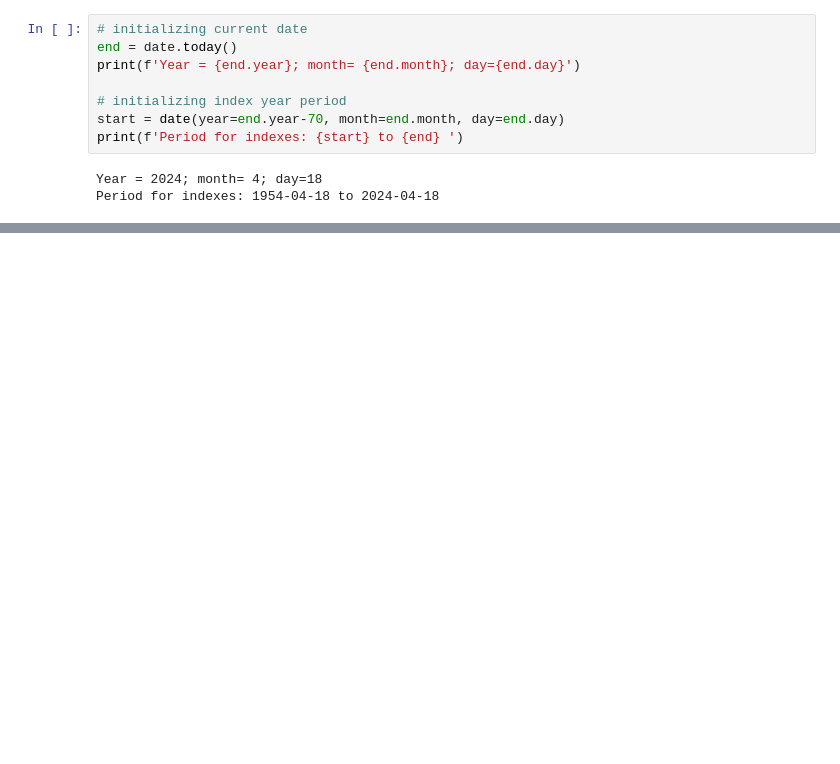
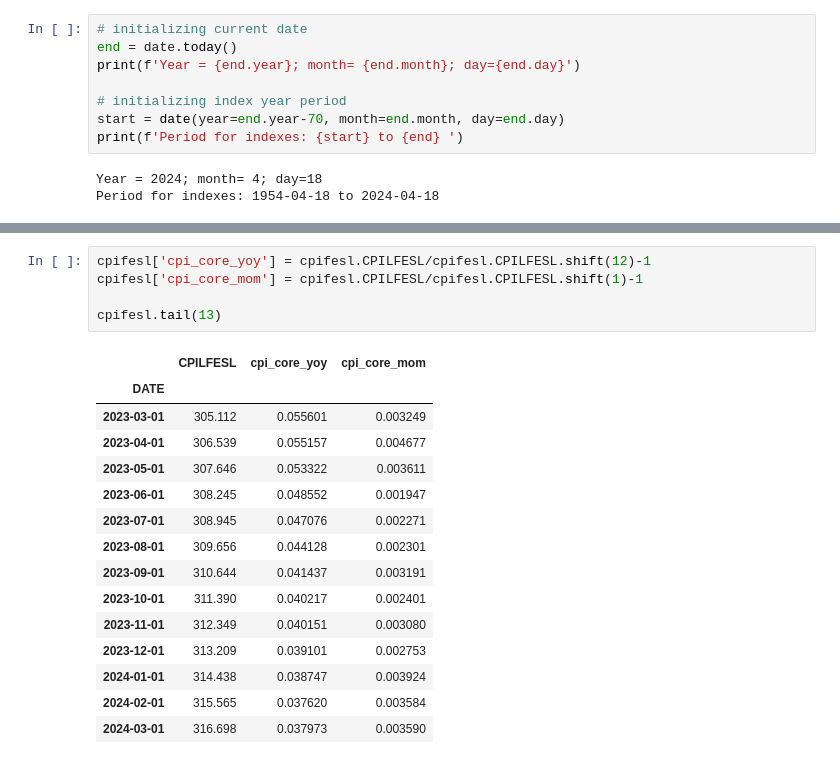
Before and after one commit to meoflaxz/stock-market-analytics-zoomcamp, a Jupyter notebook: week1-intro-data-sources/module1-intro-data-sources.ipynb, the cells around one changed output, grey strips where cells are left out. Cells and saved outputs as stored; diff of their text form; blank space fills up the shorter version.

```diff
--- a/week1-intro-data-sources/module1-intro-data-sources.ipynb
+++ b/week1-intro-data-sources/module1-intro-data-sources.ipynb
@@ -49,0 +91,21 @@ gdppot.tail()
+# %%
+cpifesl['cpi_core_yoy'] = cpifesl.CPILFESL/cpifesl.CPILFESL.shift(12)-1
+cpifesl['cpi_core_mom'] = cpifesl.CPILFESL/cpifesl.CPILFESL.shift(1)-1
+
+cpifesl.tail(13)
+# %% [output]
+|  | CPILFESL | cpi_core_yoy | cpi_core_mom |
+| DATE |  |  |  |
+| 2023-03-01 | 305.112 | 0.055601 | 0.003249 |
+| 2023-04-01 | 306.539 | 0.055157 | 0.004677 |
+| 2023-05-01 | 307.646 | 0.053322 | 0.003611 |
+| 2023-06-01 | 308.245 | 0.048552 | 0.001947 |
+| 2023-07-01 | 308.945 | 0.047076 | 0.002271 |
+| 2023-08-01 | 309.656 | 0.044128 | 0.002301 |
+| 2023-09-01 | 310.644 | 0.041437 | 0.003191 |
+| 2023-10-01 | 311.390 | 0.040217 | 0.002401 |
+| 2023-11-01 | 312.349 | 0.040151 | 0.003080 |
+| 2023-12-01 | 313.209 | 0.039101 | 0.002753 |
+| 2024-01-01 | 314.438 | 0.038747 | 0.003924 |
+| 2024-02-01 | 315.565 | 0.037620 | 0.003584 |
+| 2024-03-01 | 316.698 | 0.037973 | 0.003590 |
```
Also changed, not shown: parts of 10 cells of this notebook.
